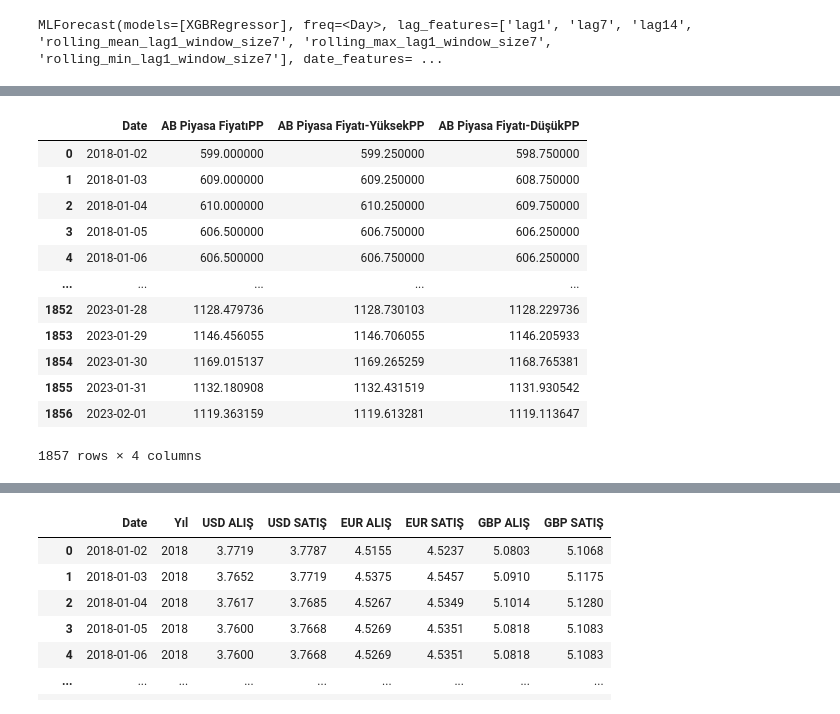
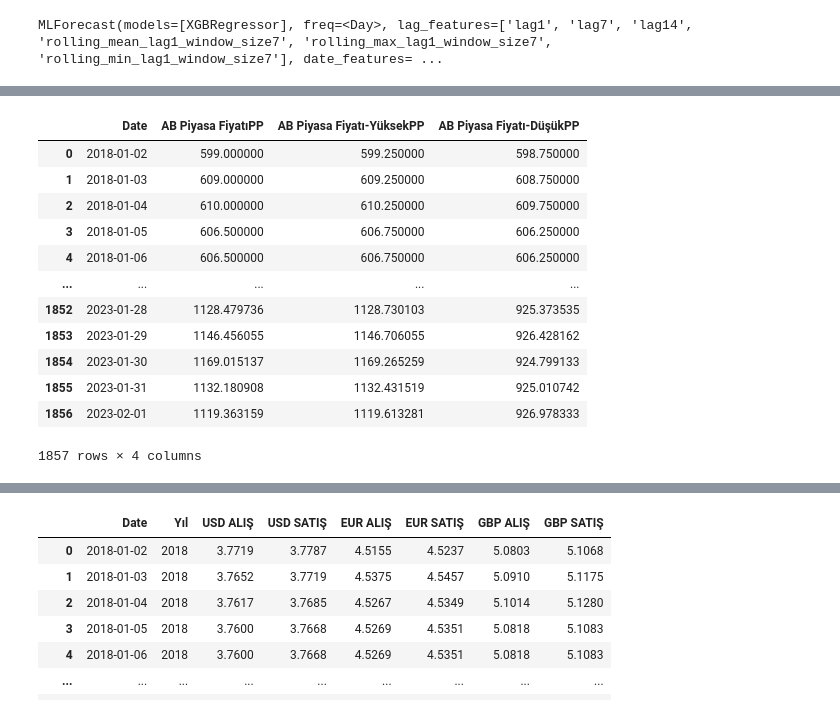
Before and after one commit to Ybatuhan-EcoBooster/Kaggle-Solution-2023, a Jupyter notebook: ProjectWork.ipynb, the cells around one changed output, grey strips where cells are left out. Saved outputs shown, nothing was run; the diff lists cells and outputs as text; code cells hidden in the pictures.

```diff
--- a/ShellCashFlow.ipynb
+++ b/ProjectWork.ipynb
@@ -164,9 +164,9 @@ model_2.fit(Platts10PPM_2, id_col='unique_id', time_col='ds', target_col='y', st
 # %% [output]
 MLForecast(models=[XGBRegressor], freq=<Day>, lag_features=['lag1', 'lag7', 'lag14', 'rolling_mean_lag1_window_size7', 'rolling_max_lag1_window_size7', 'rolling_min_lag1_window_size7'], date_features= ...
 # %%
-Platts10PPM_2_prediciton =  model_2.predict(horizon=32)
-Platts10PPM_2_prediciton.columns = ["unique_id","ds","y"]
-Platts10PPM_2_prediciton
+Platts10PPM2Prediciton =  PlattsEstiationModel2.predict(horizon=32)
+Platts10PPM2Prediciton.columns = ["unique_id","ds","y"]
+Platts10PPM2Prediciton
 # %% [output]
 |  | unique_id | ds | y |
 | 0 | 10 ppm ULSD CIF Med (Genova/Lavera) | 2023-01-01 | 968.523621 |
@@ -186,22 +186,22 @@ Platts10PPM_2_prediciton
 | 30 | 10 ppm ULSD CIF Med (Genova/Lavera) | 2023-01-31 | 1132.431519 |
 | 31 | 10 ppm ULSD CIF Med (Genova/Lavera) | 2023-02-01 | 1119.613281 |
 # %%
-model_3 = MLForecast(models=models,
+PlattsEstimationModel3 = MLForecast(models=PlattsModels,
                    freq='D',
                    lags=[1,7,14],
                    lag_transforms={
                        1: [(rolling_mean, 7), (rolling_max, 7), (rolling_min, 7)],
                    },
-                   date_features=['dayofweek', 'month'],
+                   date_features=['dayofweek', 'day'],
                    num_threads=6)
 
 
-model_3.fit(Platts10PPM_3, id_col='unique_id', time_col='ds', target_col='y', static_features=[])
+PlattsEstimationModel3.fit(Platts10PPM_3_ModelDF, id_col='unique_id', time_col='ds', target_col='y', static_features=[])
 # %% [output]
 MLForecast(models=[XGBRegressor], freq=<Day>, lag_features=['lag1', 'lag7', 'lag14', 'rolling_mean_lag1_window_size7', 'rolling_max_lag1_window_size7', 'rolling_min_lag1_window_size7'], date_features= ...
 # %%
-Platts10PPM_3_prediciton =  model_3.predict(horizon=32)
-Platts10PPM_3_prediciton.columns = ["unique_id","ds","y"]
-Platts10PPM_3_prediciton
+Platts10PPM3Prediciton =  PlattsEstimationModel3.predict(horizon=32)
+Platts10PPM3Prediciton.columns = ["unique_id","ds","y"]
+Platts10PPM3Prediciton
 # %% [output]
 |  | unique_id | ds | y |
@@ -224,28 +224,28 @@ Platts10PPM_3_prediciton
 # %%
-Platts10PPM_1 = pd.concat([Platts10PPM_1,Platts10PPM_1_prediciton],ignore_index = True)
-Platts10PPM_1.columns = ["ds","unique_id","AB Piyasa Fiyatı"]
-Platts10PPM_2 = pd.concat([Platts10PPM_2,Platts10PPM_2_prediciton],ignore_index = True)
-Platts10PPM_2.columns = ["ds","unique_id","AB Piyasa Fiyatı-Yüksek"]
-Platts10PPM_3 = pd.concat([Platts10PPM_3,Platts10PPM_3_prediciton],ignore_index = True)
-Platts10PPM_3.columns = ["ds","unique_id","AB Piyasa Fiyatı-Düşük"]
+Platts10PPM_1_ModelDF = pd.concat([Platts10PPM_1_ModelDF,Platts10PPM_1_prediciton],ignore_index = True)
+Platts10PPM_1_ModelDF.columns = ["ds","unique_id","AB Piyasa Fiyatı"]
+Platts10PPM_2_ModelDF = pd.concat([Platts10PPM_2_ModelDF,Platts10PPM2Prediciton],ignore_index = True)
+Platts10PPM_2_ModelDF.columns = ["ds","unique_id","AB Piyasa Fiyatı-Yüksek"]
+Platts10PPM_3_ModelDF = pd.concat([Platts10PPM_3_ModelDF,Platts10PPM3Prediciton],ignore_index = True)
+Platts10PPM_3_ModelDF.columns = ["ds","unique_id","AB Piyasa Fiyatı-Düşük"]
 # %%
-Platts10PPM = pd.merge(Platts10PPM_1, Platts10PPM_2,on=["ds","unique_id"], how='inner')
-Platts10PPM = pd.merge(Platts10PPM,Platts10PPM_3,on=["ds","unique_id"], how='inner')
-Platts10PPM = Platts10PPM[["ds","AB Piyasa Fiyatı","AB Piyasa Fiyatı-Yüksek","AB Piyasa Fiyatı-Düşük"]]
-Platts10PPM.columns = ["Date","AB Piyasa FiyatıPP","AB Piyasa Fiyatı-YüksekPP","AB Piyasa Fiyatı-DüşükPP"]
-Platts10PPM
+Platts10PPMDF = pd.merge(Platts10PPM_1_ModelDF, Platts10PPM_2_ModelDF,on=["ds","unique_id"], how='inner')
+Platts10PPMDF = pd.merge(Platts10PPMDF,Platts10PPM_3_ModelDF,on=["ds","unique_id"], how='inner')
+Platts10PPMDF = Platts10PPMDF[["ds","AB Piyasa Fiyatı","AB Piyasa Fiyatı-Yüksek","AB Piyasa Fiyatı-Düşük"]]
+Platts10PPMDF.columns = ["Date","AB Piyasa FiyatıPP","AB Piyasa Fiyatı-YüksekPP","AB Piyasa Fiyatı-DüşükPP"]
+Platts10PPMDF
 # %% [output]
 |  | Date | AB Piyasa FiyatıPP | AB Piyasa Fiyatı-YüksekPP | AB Piyasa Fiyatı-DüşükPP |
 | 0 | 2018-01-02 | 599.000000 | 599.250000 | 598.750000 |
 | 1 | 2018-01-03 | 609.000000 | 609.250000 | 608.750000 |
 | 2 | 2018-01-04 | 610.000000 | 610.250000 | 609.750000 |
 | 3 | 2018-01-05 | 606.500000 | 606.750000 | 606.250000 |
 | 4 | 2018-01-06 | 606.500000 | 606.750000 | 606.250000 |
 | ... | ... | ... | ... | ... |
-| 1852 | 2023-01-28 | 1128.479736 | 1128.730103 | 1128.229736 |
-| 1853 | 2023-01-29 | 1146.456055 | 1146.706055 | 1146.205933 |
-| 1854 | 2023-01-30 | 1169.015137 | 1169.265259 | 1168.765381 |
-| 1855 | 2023-01-31 | 1132.180908 | 1132.431519 | 1131.930542 |
-| 1856 | 2023-02-01 | 1119.363159 | 1119.613281 | 1119.113647 |
+| 1852 | 2023-01-28 | 1128.479736 | 1128.730103 | 925.373535 |
+| 1853 | 2023-01-29 | 1146.456055 | 1146.706055 | 926.428162 |
+| 1854 | 2023-01-30 | 1169.015137 | 1169.265259 | 924.799133 |
+| 1855 | 2023-01-31 | 1132.180908 | 1132.431519 | 925.010742 |
+| 1856 | 2023-02-01 | 1119.363159 | 1119.613281 | 926.978333 |
 1857 rows × 4 columns
 # %%
```
Also changed, not shown: parts of 32 cells of this notebook, 14 other files.
